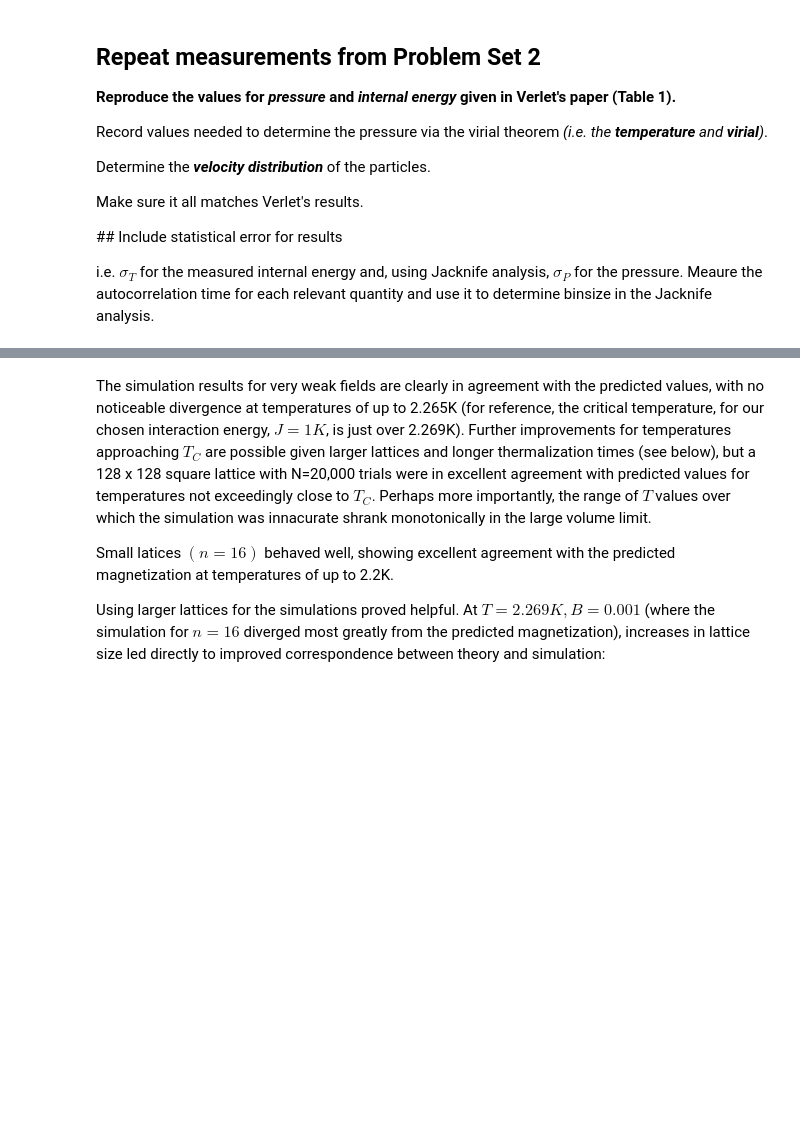
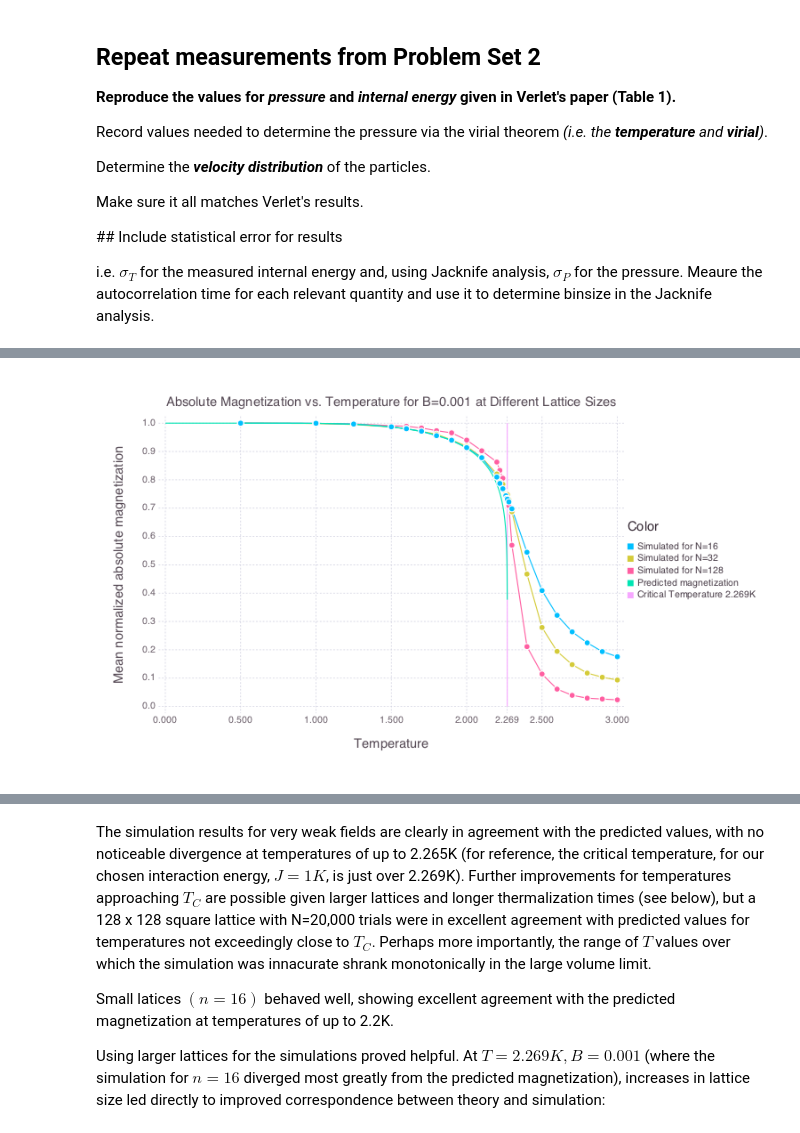
Before and after one commit to stefco/g6080, a Jupyter notebook: set04/sci-comp-hw-4-stefan.ipynb, the cells around one changed output, grey strips where cells are left out. Cells and saved outputs as stored; diff of their text form; code cells hidden in the pictures; blank space fills up the shorter version.

```diff
--- a/set04/sci-comp-hw-4-stefan.ipynb
+++ b/set04/sci-comp-hw-4-stefan.ipynb
@@ -63,0 +61,4 @@ Importing Gadfly... done.
+# %%
+plots[3]
+# %% [output]
+[figure, added]
```
Also changed, not shown: parts of 14 cells of this notebook, 1 other file.
